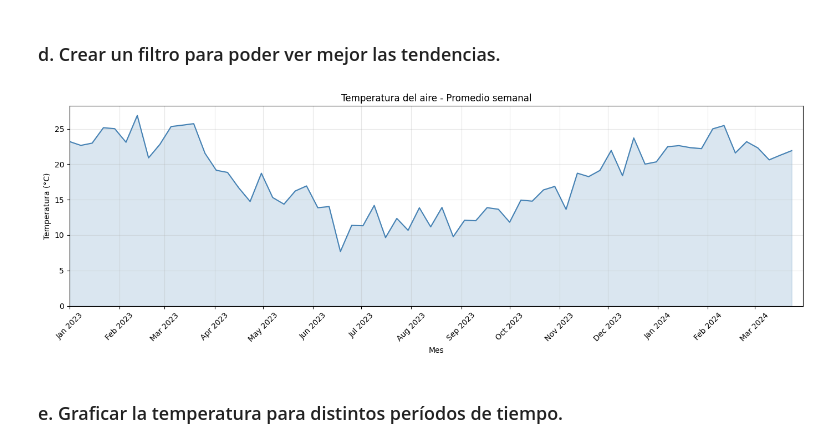
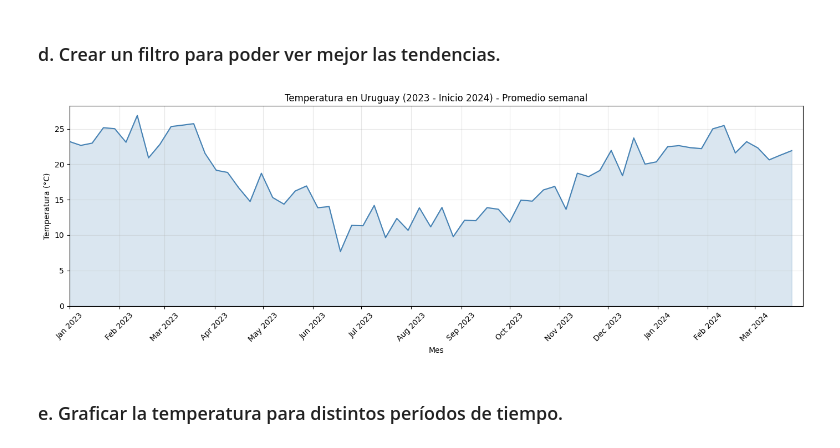
Before and after one commit to agustina-pereyracarrasco/Practico-2---Analisis-de-Datos---Manipulacion-de-tablas-y-series-de-tiempo, a Jupyter notebook: code.ipynb, the cells around one changed output. Drawn from its saved outputs; the diff is of its cells as text; code cells hidden in the pictures.

```diff
--- a/code.ipynb
+++ b/code.ipynb
@@ -468,28 +468,28 @@ plt.show()
 # %%
 
 # Promedio semanal de todas las estaciones
 df_semanal = df_concatenado.groupby('fecha')['TempAire'].mean().resample('W').mean()
 
 # Graficar
 fig, ax = plt.subplots(figsize=(14, 5))
 
 ax.plot(df_semanal.index, df_semanal.values, color='steelblue', linewidth=1.5)
 ax.fill_between(df_semanal.index, df_semanal.values, alpha=0.2, color='steelblue')
 ax.xaxis.set_major_locator(mdates.MonthLocator())
 ax.xaxis.set_major_formatter(mdates.DateFormatter('%b %Y'))
 ax.tick_params(axis='x', rotation=45)
 
-ax.set_title('Temperatura del aire - Promedio semanal')
+ax.set_title('Temperatura en Uruguay (2023 - Inicio 2024) - Promedio semanal')
 ax.set_xlabel('Mes')
 ax.set_ylabel('Temperatura (°C)')
 ax.grid(True, alpha=0.3)
 ax.set_ylim(0, None)
 
 ax.set_xlim(pd.Timestamp('2023-01-01'), pd.Timestamp('2024-03-31'))
 plt.tight_layout()
 plt.show()
 # %% [output]
-[figure, old version]
+[figure, new version]
 # %% [markdown]
 ### e. Graficar la temperatura para distintos períodos de tiempo.
 # %%
```
Also changed, not shown: parts of 1 cell of this notebook.
